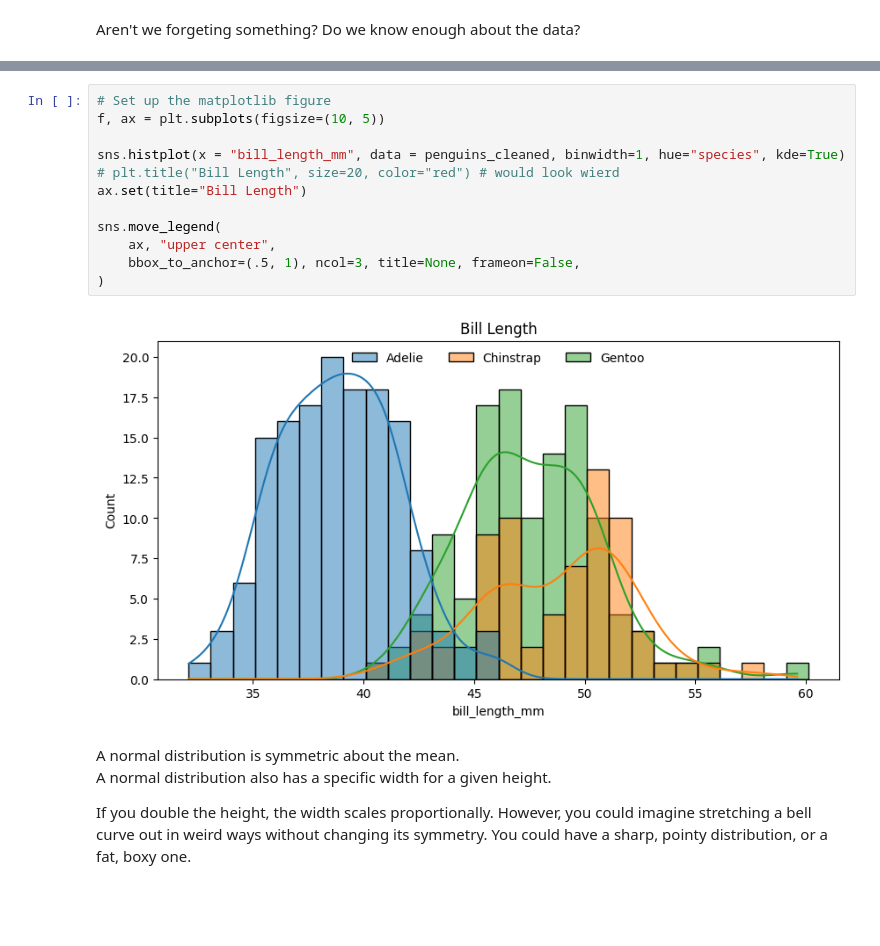
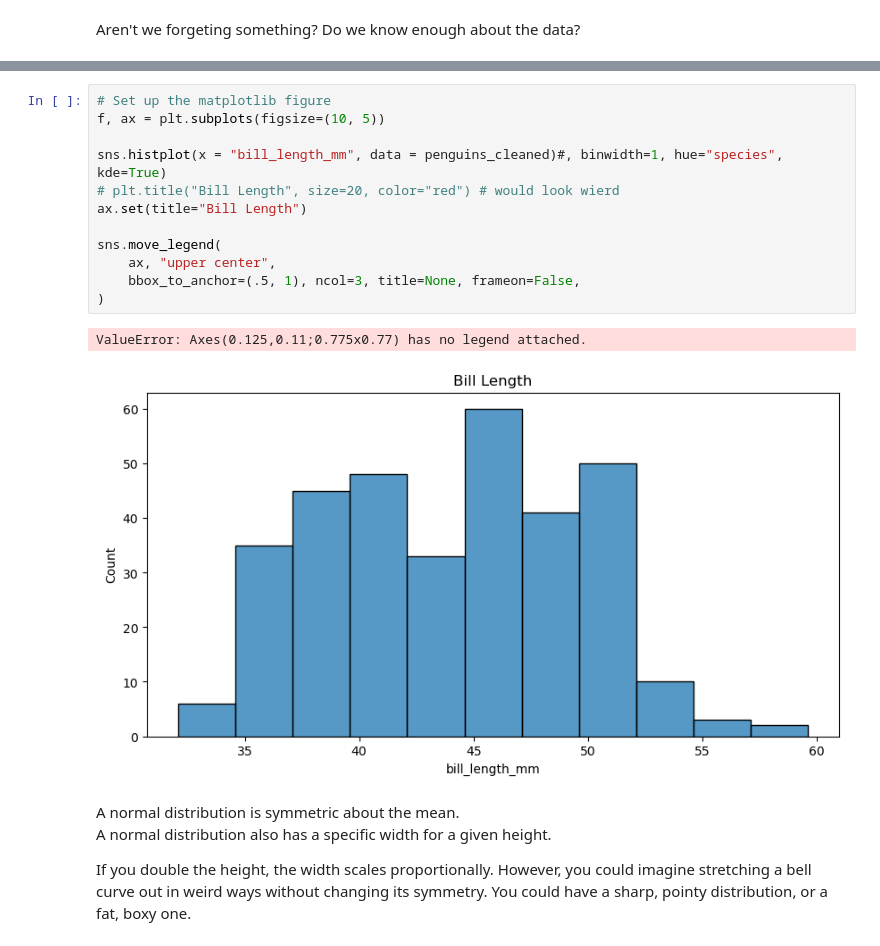
Before and after one commit to BiAPoL/PoL-BioImage-Analysis-TS-Early-Career-Track, a Jupyter notebook: docs/day3a_plotting/03_Statistic_Annotations_in_Seaborn_Bonus.ipynb, the cells around one changed output, grey strips where cells are left out. Drawn from its saved outputs; the diff is of its cells as text; blank space fills up the shorter version.

```diff
--- a/docs/day3a_plotting/03_Statistic_Annotations_in_Seaborn_Bonus.ipynb
+++ b/docs/day3a_plotting/03_Statistic_Annotations_in_Seaborn_Bonus.ipynb
@@ -225,17 +212,18 @@ Aren't we forgeting something? Do we know enough about the data?
 # %%
 # Set up the matplotlib figure
 f, ax = plt.subplots(figsize=(10, 5))
 
-sns.histplot(x = "bill_length_mm", data = penguins_cleaned, binwidth=1, hue="species", kde=True)
+sns.histplot(x = "bill_length_mm", data = penguins_cleaned)#, binwidth=1, hue="species", kde=True)
 # plt.title("Bill Length", size=20, color="red") # would look wierd
 ax.set(title="Bill Length")
 
 sns.move_legend(
     ax, "upper center",
     bbox_to_anchor=(.5, 1), ncol=3, title=None, frameon=False,
 )
 # %% [output]
+ValueError: Axes(0.125,0.11;0.775x0.77) has no legend attached.
-[figure, old version]
+[figure, new version]
 # %% [markdown]
 A normal distribution is symmetric about the mean.
 A normal distribution also has a specific width for a given height.
```
Also changed, not shown: parts of 11 cells of this notebook.
